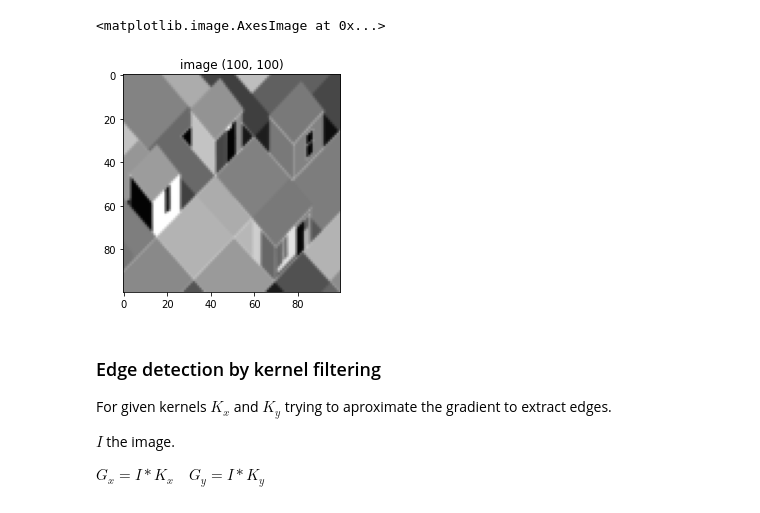
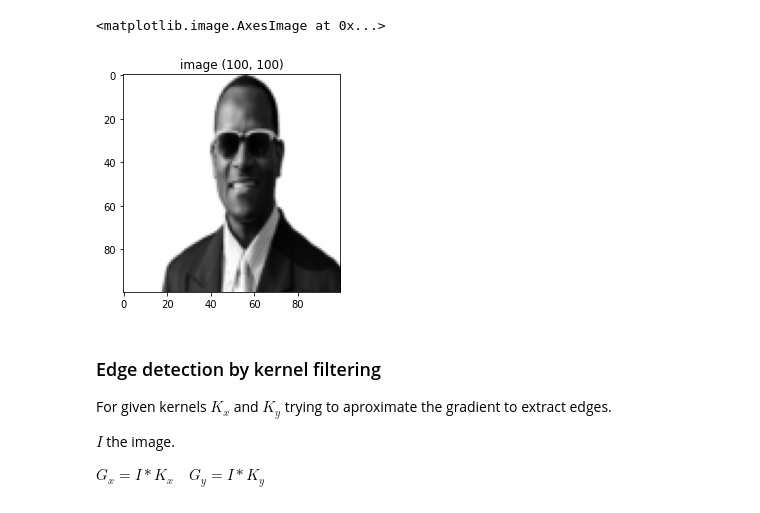
Before and after one commit to kgghislain/image-processing, a Jupyter notebook: edge-detection.ipynb, the cells around one changed output. Saved outputs shown, nothing was run; the diff lists cells and outputs as text; code cells hidden in the pictures.

```diff
--- a/edge-detection.ipynb
+++ b/edge-detection.ipynb
@@ -9,21 +9,21 @@ from scipy import signal
 from scipy import ndimage
 # %%
 # Read image
-img = io.imread("imgs/houses.png")
+img = io.imread("imgs/man.jpg")
 img = np.sum(img, axis=2)
 img = img / np.max(img)
 
 img = transform.resize(img, (100, 100))
 
 # noise = np.random.normal(0.01, 0.01, img.shape)
 # img = img + noise
 
 plt.figure()
 plt.title(f"image {img.shape}")
 plt.imshow(img, cmap='gray')
 # %% [output]
 <matplotlib.image.AxesImage at 0x...>
-[figure, old version]
+[figure, new version]
 # %% [markdown]
 ### Edge detection by kernel filtering
 
```
Also changed, not shown: parts of 4 cells of this notebook, 1 other file.
